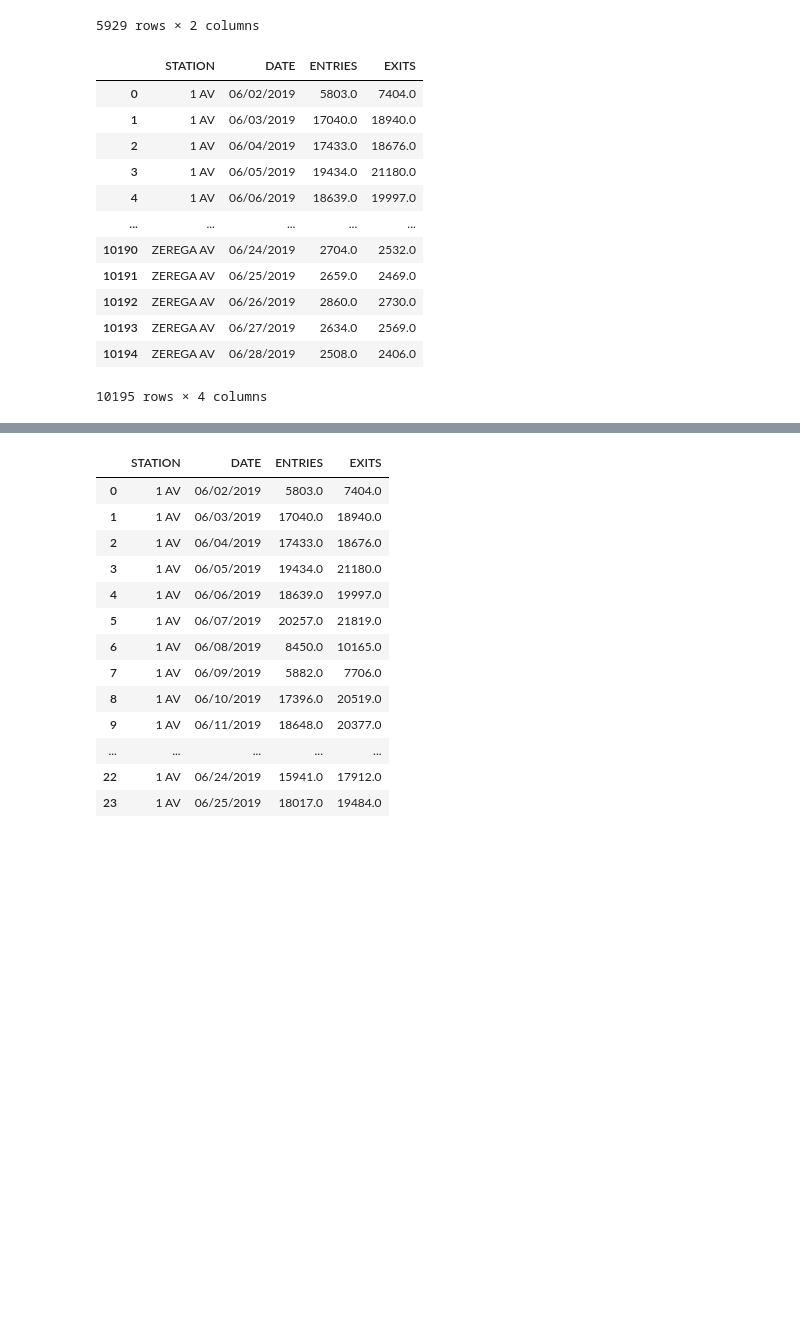
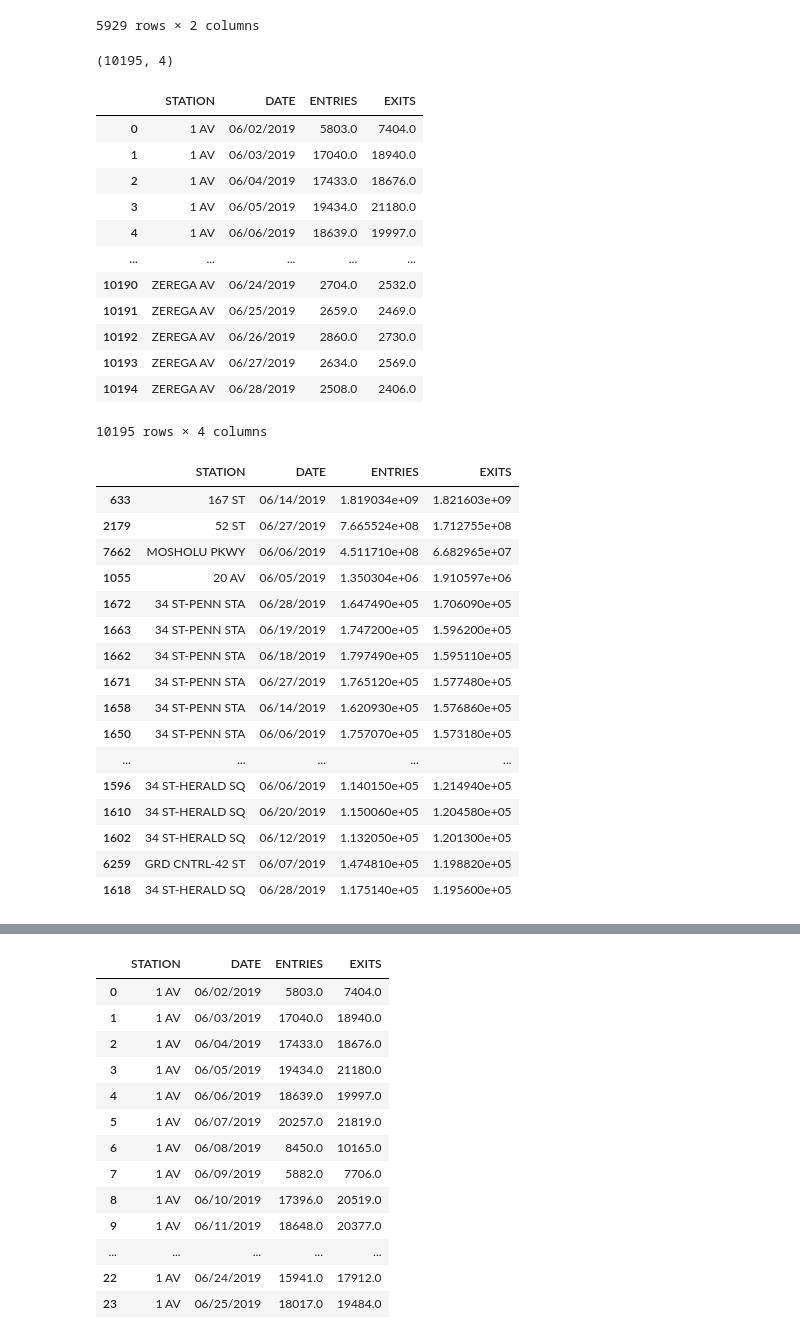
Before and after one commit to mattsegall/MTA-Project1, a Jupyter notebook: Nathaniel Exploration.ipynb, the cells around one changed output, grey strips where cells are left out. Saved outputs shown, nothing was run; the diff lists cells and outputs as text; code cells hidden in the pictures; blank space fills up the shorter version.

```diff
--- a/Nathaniel Exploration.ipynb
+++ b/Nathaniel Exploration.ipynb
@@ -71,8 +71,10 @@ jd_daily_CUS
 5929 rows × 2 columns
 # %%
 jd_daily_station = jd_daily.groupby(['STATION', 'DATE'])[['ENTRIES', 'EXITS']].sum().reset_index()
+print(jd_daily_station.shape)
 jd_daily_station
 # %% [output]
+(10195, 4)
 |  | STATION | DATE | ENTRIES | EXITS |
 | 0 | 1 AV | 06/02/2019 | 5803.0 | 7404.0 |
 | 1 | 1 AV | 06/03/2019 | 17040.0 | 18940.0 |
@@ -85,4 +87,24 @@ jd_daily_station
 | 10192 | ZEREGA AV | 06/26/2019 | 2860.0 | 2730.0 |
 | 10193 | ZEREGA AV | 06/27/2019 | 2634.0 | 2569.0 |
 | 10194 | ZEREGA AV | 06/28/2019 | 2508.0 | 2406.0 |
-10195 rows × 4 columns
+10195 rows × 4 columns
+# %%
+jd_daily_station.sort_values('EXITS', ascending = False).head(50)
+# %% [output]
+|  | STATION | DATE | ENTRIES | EXITS |
+| 633 | 167 ST | 06/14/2019 | 1.819034e+09 | 1.821603e+09 |
+| 2179 | 52 ST | 06/27/2019 | 7.665524e+08 | 1.712755e+08 |
+| 7662 | MOSHOLU PKWY | 06/06/2019 | 4.511710e+08 | 6.682965e+07 |
+| 1055 | 20 AV | 06/05/2019 | 1.350304e+06 | 1.910597e+06 |
+| 1672 | 34 ST-PENN STA | 06/28/2019 | 1.647490e+05 | 1.706090e+05 |
+| 1663 | 34 ST-PENN STA | 06/19/2019 | 1.747200e+05 | 1.596200e+05 |
+| 1662 | 34 ST-PENN STA | 06/18/2019 | 1.797490e+05 | 1.595110e+05 |
+| 1671 | 34 ST-PENN STA | 06/27/2019 | 1.765120e+05 | 1.577480e+05 |
+| 1658 | 34 ST-PENN STA | 06/14/2019 | 1.620930e+05 | 1.576860e+05 |
+| 1650 | 34 ST-PENN STA | 06/06/2019 | 1.757070e+05 | 1.573180e+05 |
+| ... | ... | ... | ... | ... |
+| 1596 | 34 ST-HERALD SQ | 06/06/2019 | 1.140150e+05 | 1.214940e+05 |
+| 1610 | 34 ST-HERALD SQ | 06/20/2019 | 1.150060e+05 | 1.204580e+05 |
+| 1602 | 34 ST-HERALD SQ | 06/12/2019 | 1.132050e+05 | 1.201300e+05 |
+| 6259 | GRD CNTRL-42 ST | 06/07/2019 | 1.474810e+05 | 1.198820e+05 |
+| 1618 | 34 ST-HERALD SQ | 06/28/2019 | 1.175140e+05 | 1.195600e+05 |
```
Also changed, not shown: parts of 2 cells of this notebook.
